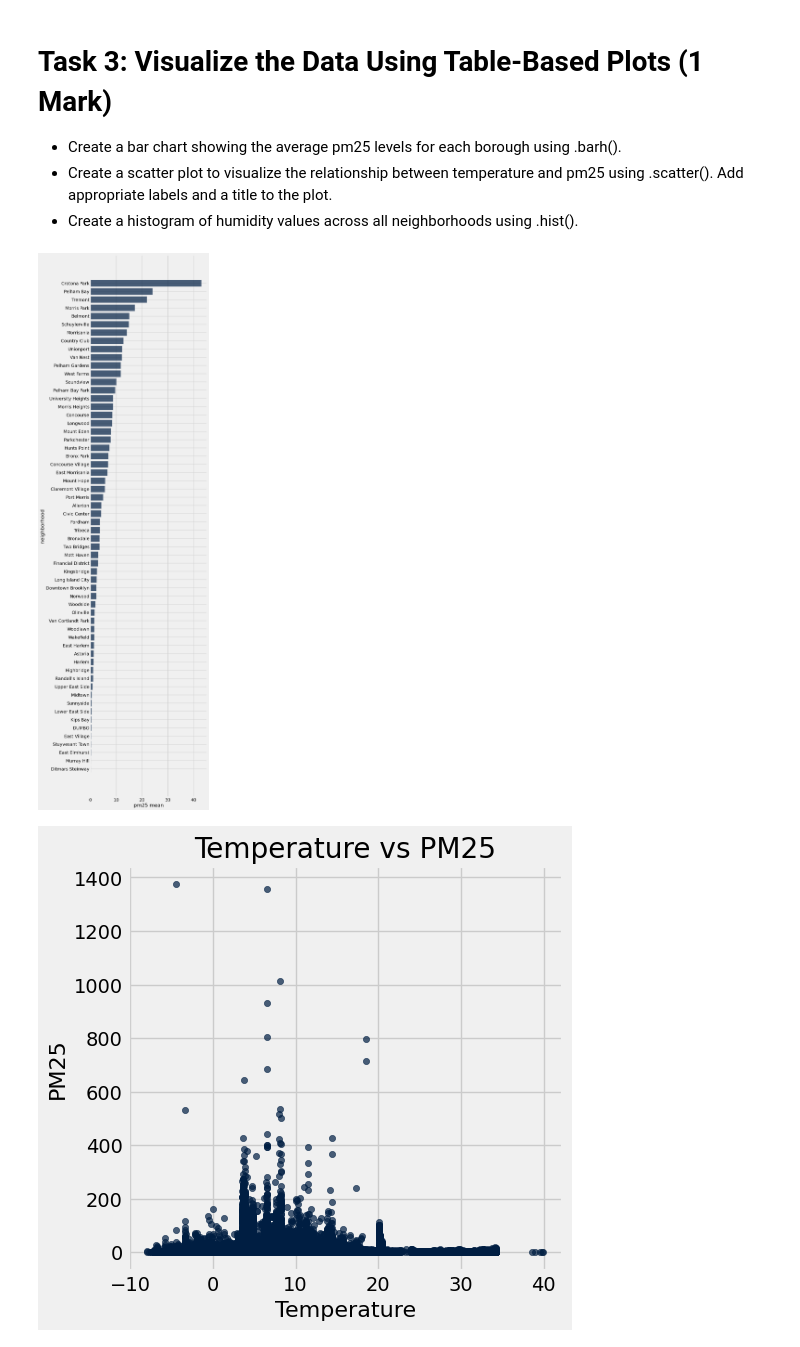
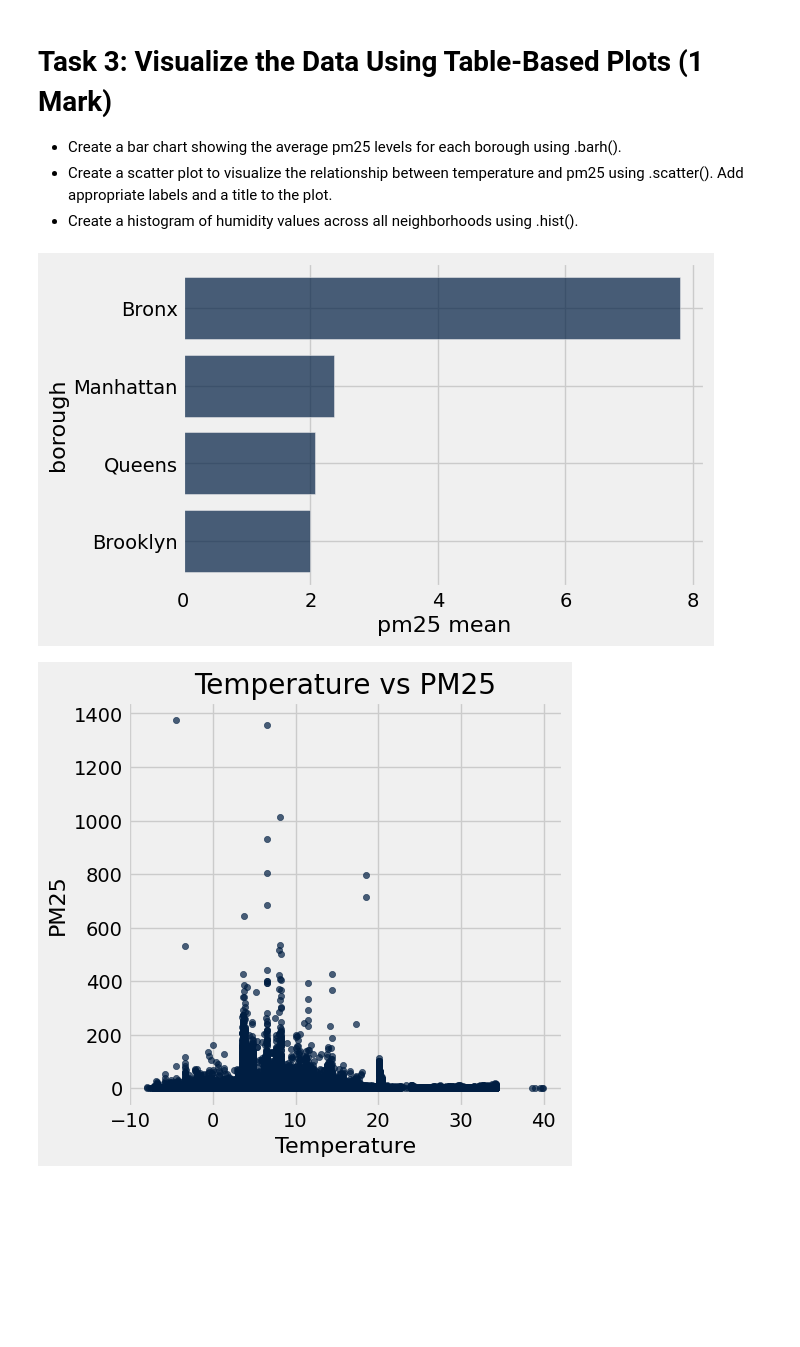
Before and after one commit to Abdulla-man/Found_Data_Science, a Jupyter notebook: Abdulla_Almarzooqi_Activity2.ipynb, the cells around one changed output. Saved outputs shown, nothing was run; the diff lists cells and outputs as text; code cells hidden in the pictures; blank space fills up the shorter version.

```diff
--- a/Abdulla_Almarzooqi_Activity2.ipynb
+++ b/Abdulla_Almarzooqi_Activity2.ipynb
@@ -215,9 +215,9 @@ statsTable.show()
 # %%
 # Group the data by borough and calculate the average pm25 levels for each borough using .group() or .pivot().
 
-# Create new table by Select 'neighborhood', 'pm25' then use .group() to calculate the mean
+# Create new table by Select 'borough', 'pm25' then use .group() to calculate the mean
 
-borough_pm25_avg = table1.select('neighborhood', 'pm25').group('neighborhood', np.mean)
+borough_pm25_avg = table1.select('borough', 'pm25').group('borough', np.mean)
 
 #showing first 10 rows
 borough_pm25_avg.show(10)
@@ -243,9 +236,9 @@ borough_pm25_avg.show(10)
 # %%
 # Create a bar chart showing the average pm25 levels for each borough using .barh().
 
-borough_pm25_avg.sort('pm25 mean', descending=True).barh('neighborhood','pm25 mean')
+borough_pm25_avg.sort('pm25 mean', descending=True).barh('borough')
 # %% [output]
-[figure, old version]
+[figure, new version]
 # %%
 #Create a scatter plot to visualize the relationship between temperature and pm25 using .scatter(). Add appropriate labels and a title to the plot.
 
```
Also changed, not shown: parts of 3 cells of this notebook.
